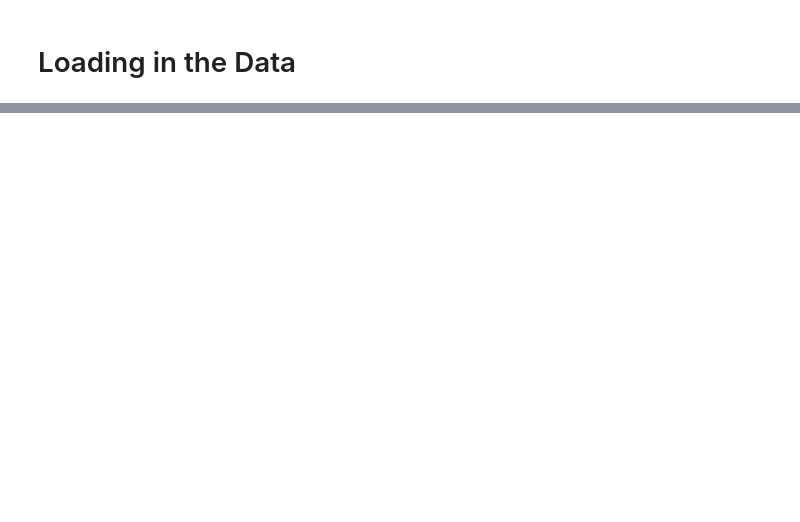
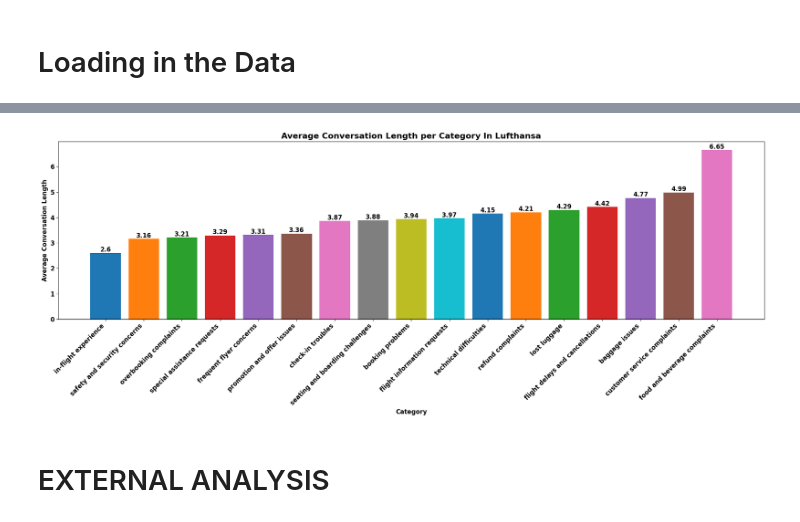
Before and after one commit to skyrimer/DBL-Micro-Soft, a Jupyter notebook: Split 2/EDA/summarisation.ipynb, the cells around one changed output, grey strips where cells are left out. Cells and saved outputs as stored; diff of their text form; code cells hidden in the pictures; blank space fills up the shorter version.

```diff
--- a/Split 2/EDA/summarisation.ipynb
+++ b/Split 2/EDA/summarisation.ipynb
@@ -140,0 +161,33 @@ c:\Users\20231596\DBL-Y1\DBL-Micro-Soft\data_processed\local_backup.db
+# %%
+conversation_lengths = df_reset['conversation_id'].value_counts()
+
+# Merge the conversation lengths with df_categories to get the category information
+together = pd.merge(conversation_lengths, df_merged, on='conversation_id')
+
+together = together[together['airline'] == "Lufthansa"]
+
+# Compute the average conversation length per category
+avg_conversation_length_per_category = together.groupby('category')['count'].mean().sort_values()
+
+
+# Define a discrete colormap
+colors = list(mcolors.TABLEAU_COLORS.values())
+
+# Plot the bar chart
+plt.figure(figsize=(20, 8))
+bars = plt.bar(avg_conversation_length_per_category.index, avg_conversation_length_per_category.values, color=colors[:len(avg_conversation_length_per_category)])
+
+plt.xlabel('Category', fontsize=12, fontweight='bold')
+plt.ylabel('Average Conversation Length', fontsize=12, fontweight='bold')
+plt.title('Average Conversation Length per Category In Lufthansa', fontsize=16, fontweight='bold')
+plt.xticks(rotation=45, fontsize=12, fontweight='bold', ha='right')
+plt.yticks(fontsize=12, fontweight='bold')
+
+# Add data labels on top of each bar
+for bar in bars:
+    yval = bar.get_height()
+    plt.text(bar.get_x() + bar.get_width() / 2, yval + 0.05, round(yval, 2), ha='center', fontsize=12, fontweight='bold')
+
+plt.tight_layout()  # Adjust layout to prevent clipping of tick-labels
+# %% [output]
+[figure, added]
@@ -140,0 +197,2 @@ c:\Users\20231596\DBL-Y1\DBL-Micro-Soft\data_processed\local_backup.db
+# %% [markdown]
+# EXTERNAL ANALYSIS
```
Also changed, not shown: parts of 5 cells of this notebook.
